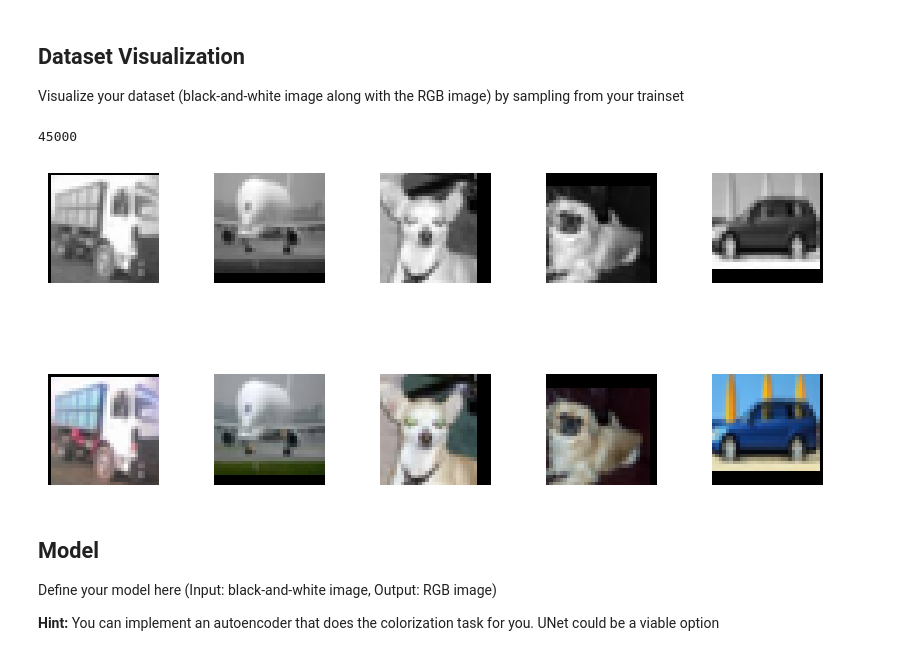
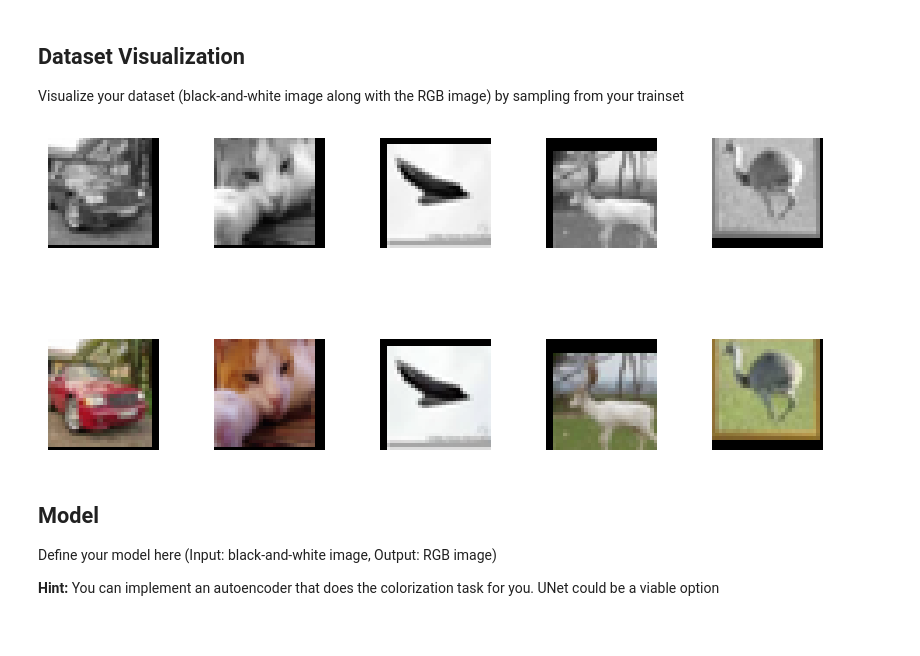
Before and after one commit to MehdiJmlkh/Deep-Learning-Course-Homeworks-S2024, a Jupyter notebook: HW2/CIFAR10_Classification_And_Colorization.ipynb, the cells around one changed output. Cells and saved outputs as stored; diff of their text form; code cells hidden in the pictures.

```diff
--- a/HW2/CIFAR10_Classification_And_Colorization.ipynb
+++ b/HW2/CIFAR10_Classification_And_Colorization.ipynb
@@ -486,7 +487,7 @@ class BlackAndWhiteCIFAR10(Dataset):
     def __getitem__(self, index):
         image = self.data[index][0]
         bw_image = 0.3 * image[0] + 0.59 * image[1] + 0.11 * image[2]
-        return bw_image, image
+        return bw_image.view(1, image.shape[1], image.shape[2]), image
 # %% [markdown]
 ## Transforms & Dataset & Dataloader
 
@@ -507,26 +508,22 @@ valloader = DataLoader(valset, batch_size=batch_size, shuffle=False, num_workers
 ## Dataset Visualization
 
 Visualize your dataset (black-and-white image along with the RGB image) by sampling from your trainset
-# %%
-len(trainset)
-# %% [output]
-45000
 # %%
 indexes = np.random.randint(0, len(trainset), 5)
 
 plt.figure(figsize=(10, 5))
 plt.subplots_adjust(wspace=0.5, hspace=0.1)
 
 for i, idx in enumerate(indexes):
     bw_image, image = trainset[idx]
     plt.subplot(2, 5, i + 1)
-    plt.imshow(bw_image,  cmap='gray')
+    plt.imshow(bw_image.view(bw_image.shape[1], bw_image.shape[2]),  cmap='gray')
     plt.axis(False)
     plt.subplot(2, 5, 6 + i)
     plt.imshow(norminv(image).permute(1, 2, 0))
     plt.axis(False)
 # %% [output]
-[figure, old version]
+[figure, new version]
 # %% [markdown]
 ## Model
 
```
Also changed, not shown: parts of 5 cells of this notebook.
